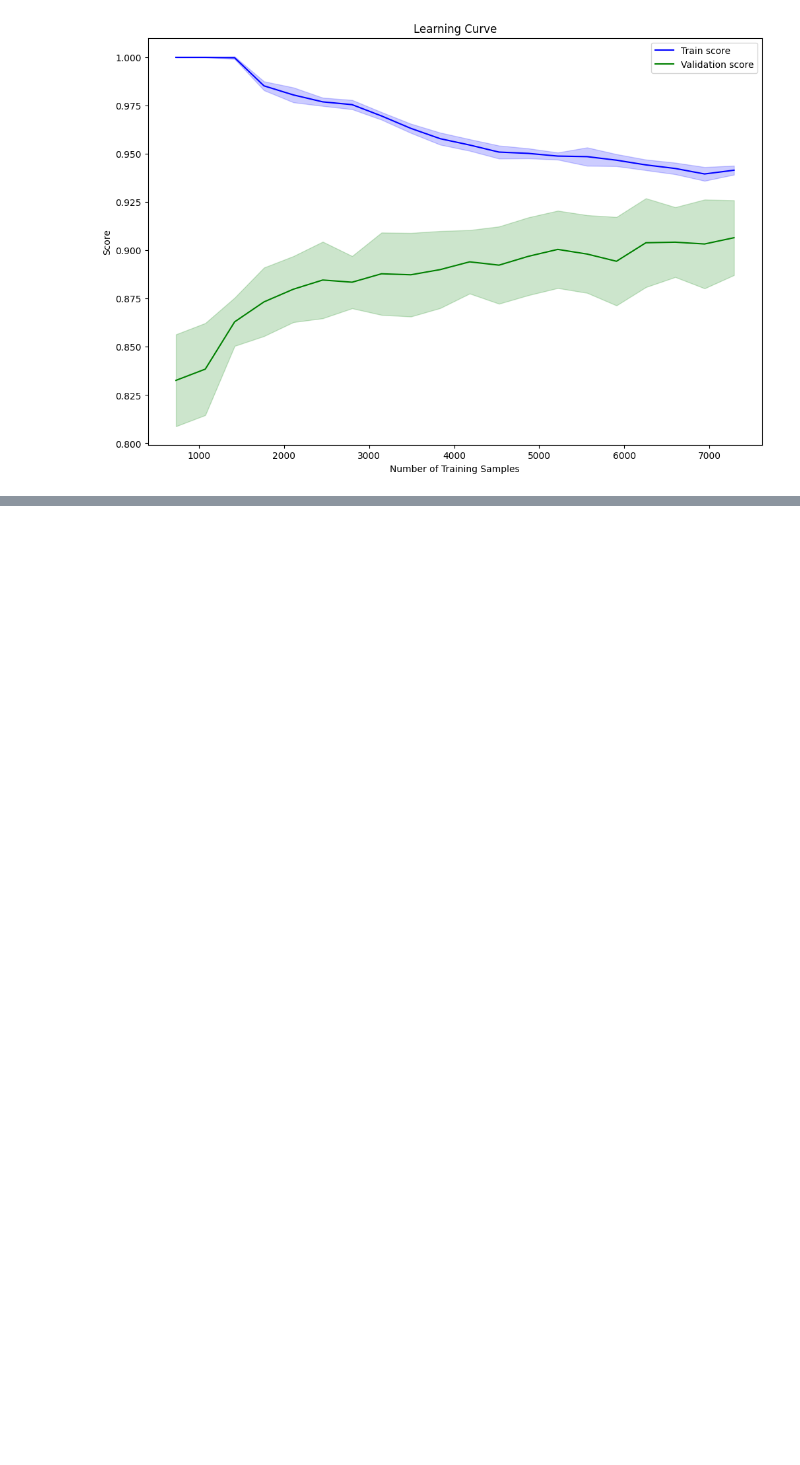
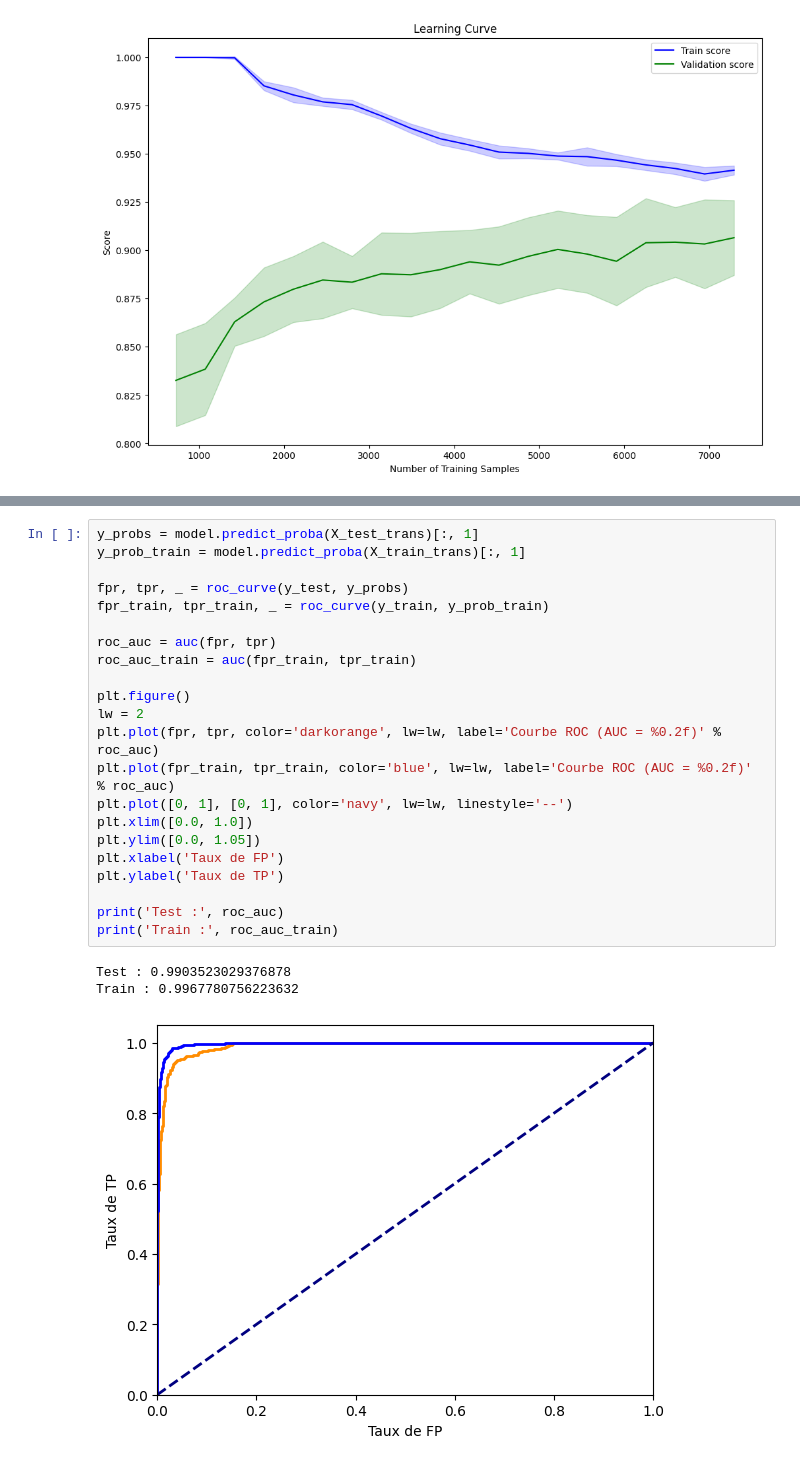
Before and after one commit to TheoRepo1/ML_Project_BankChurners, a Jupyter notebook: MyProject.ipynb, the cells around one changed output, grey strips where cells are left out. Cells and saved outputs as stored; diff of their text form; blank space fills up the shorter version.

```diff
--- a/MyProject.ipynb
+++ b/MyProject.ipynb
@@ -976,0 +743,26 @@ weighted avg       0.98      0.98      0.98      3400
+# %%
+y_probs = model.predict_proba(X_test_trans)[:, 1]
+y_prob_train = model.predict_proba(X_train_trans)[:, 1]
+
+fpr, tpr, _ = roc_curve(y_test, y_probs)
+fpr_train, tpr_train, _ = roc_curve(y_train, y_prob_train)
+
+roc_auc = auc(fpr, tpr)
+roc_auc_train = auc(fpr_train, tpr_train)
+
+plt.figure()
+lw = 2
+plt.plot(fpr, tpr, color='darkorange', lw=lw, label='Courbe ROC (AUC = %0.2f)' % roc_auc)
+plt.plot(fpr_train, tpr_train, color='blue', lw=lw, label='Courbe ROC (AUC = %0.2f)' % roc_auc)
+plt.plot([0, 1], [0, 1], color='navy', lw=lw, linestyle='--')
+plt.xlim([0.0, 1.0])
+plt.ylim([0.0, 1.05])
+plt.xlabel('Taux de FP')
+plt.ylabel('Taux de TP')
+
+print('Test :', roc_auc)
+print('Train :', roc_auc_train)
+# %% [output]
+Test : 0.9903523029376878
+Train : 0.9967780756223632
+[figure, added]
```
Also changed, not shown: parts of 64 cells of this notebook.
